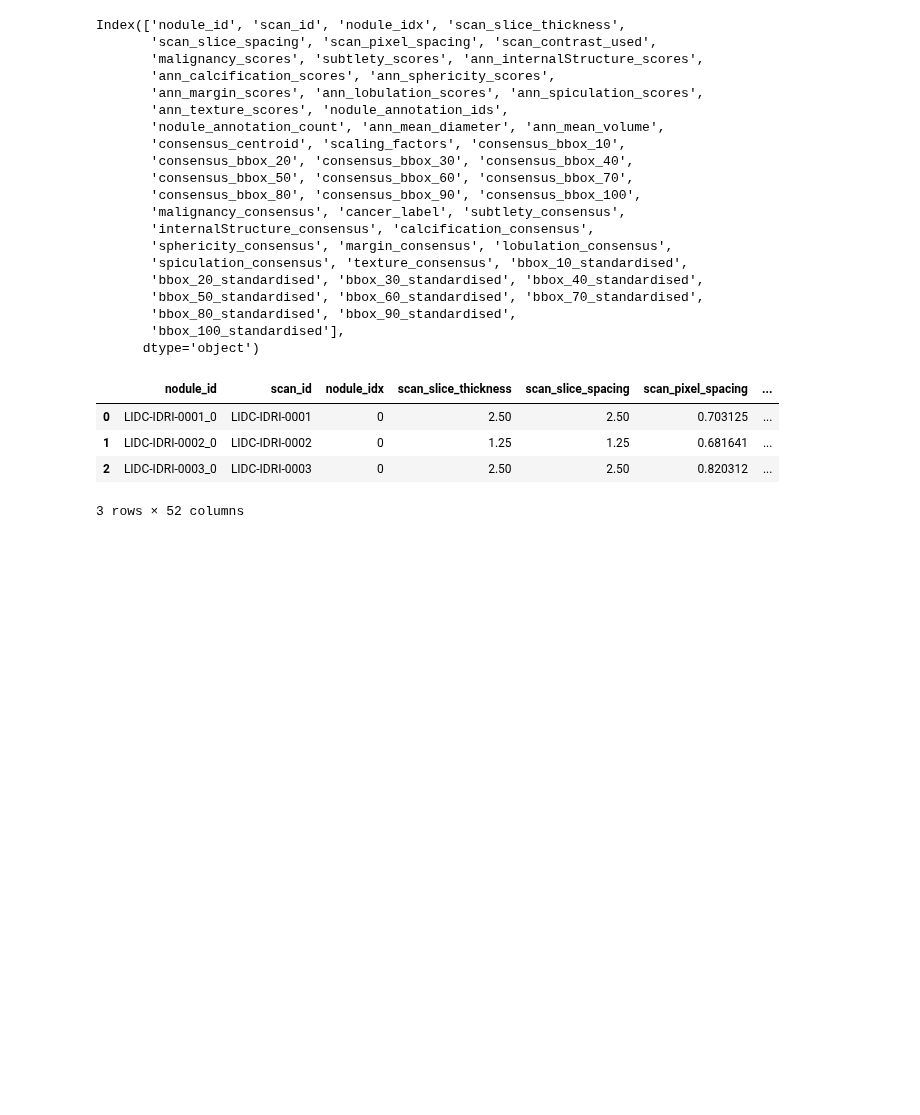
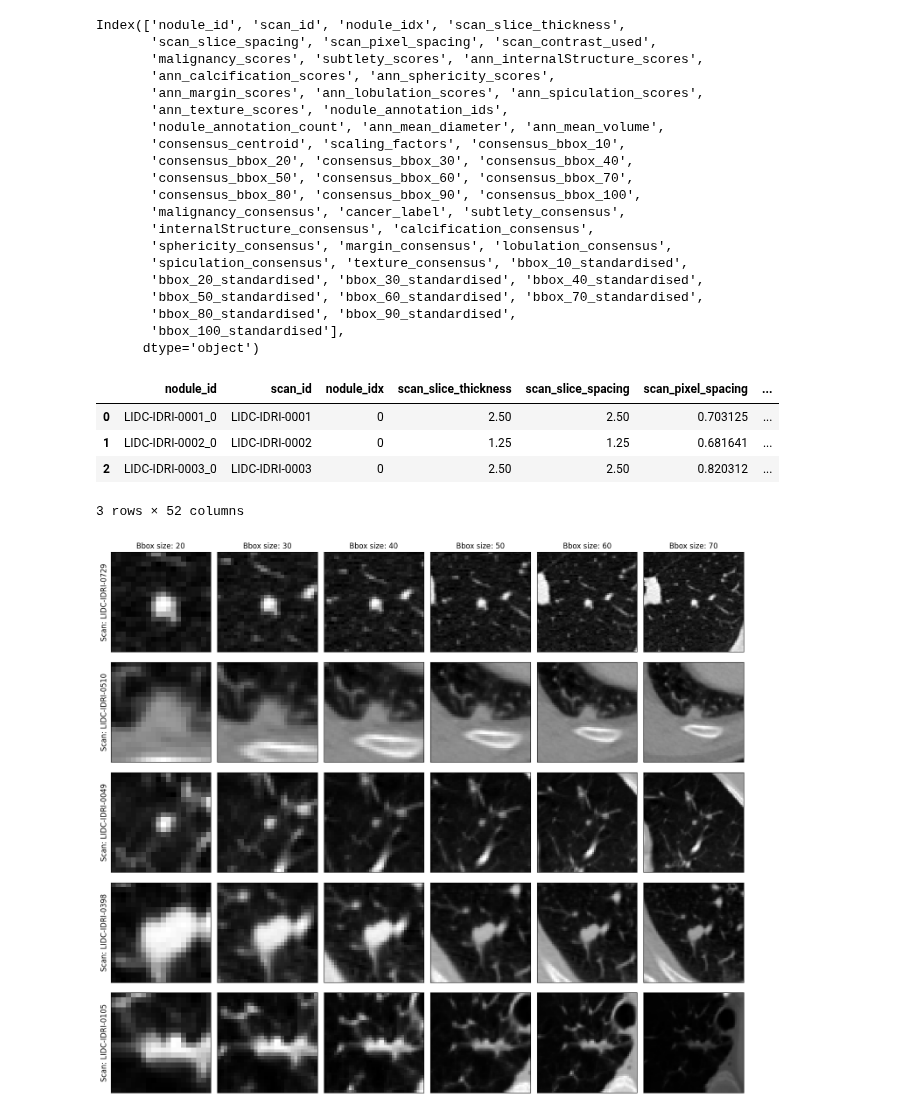
Before and after one commit to maxADeVisser/master_thesis, a Jupyter notebook: analysis/eda/visualising_rois.ipynb, the cells around one changed output. Drawn from its saved outputs; the diff is of its cells as text; code cells hidden in the pictures; blank space fills up the shorter version.

```diff
--- a/analysis/eda/visualising_rois.ipynb
+++ b/analysis/eda/visualising_rois.ipynb
@@ -147,4 +147,41 @@ Index(['nodule_id', 'scan_id', 'nodule_idx', 'scan_slice_thickness',
 | 1 | LIDC-IDRI-0002_0 | LIDC-IDRI-0002 | 0 | 1.25 | 1.25 | 0.681641 | ... |
 | 2 | LIDC-IDRI-0003_0 | LIDC-IDRI-0003 | 0 | 2.50 | 2.50 | 0.820312 | ... |
 3 rows × 52 columns
+# %%
+from preprocessing.processing import resample_voxel_size
+
+# PLOT PARAMS
+samples = 5
+x_size, y_size = 15, 13
+# ---
+
+view_nodules = nodule_df.sample(samples)
+n_cols = len(image_dims)
+
+fig, ax = plt.subplots(nrows=samples, ncols=n_cols, figsize=(x_size, y_size), layout="tight")
+
+# for each sample...
+for i, (_, row) in enumerate(view_nodules.iterrows()):
+    nodule_scan = pl.query(pl.Scan).filter(pl.Scan.patient_id == row["scan_id"]).first().to_volume(verbose=False)
+    resampled_scan, _ = resample_voxel_size(nodule_scan, row["scan_pixel_spacing"], row["scan_slice_thickness"])
+    nodules_consensus_bboxs = [row[f"consensus_bbox_{img_dim}"] for img_dim in image_dims]
+
+    # for each context size...
+    for j, (x, y, z) in enumerate(nodules_consensus_bboxs):
+        bbox = resampled_scan[x[0] : x[1], y[0] : y[1], z[0] : z[1]]
+        middle_slice = bbox.shape[-1] // 2
+        ax[i, j].imshow(bbox[:,:, middle_slice], cmap=plt.cm.gray)
+
+        if i == 0:
+            ax[i, j].set_title(f"Bbox size: {image_dims[j]}", fontsize=12)
+        if j == 0:
+            ax[i, j].set_ylabel(f"Scan: {row['scan_id']}", fontsize=12)
+
+        # Hide ticks but keep labels:
+        ax[i, j].tick_params(left=False, labelleft=False, bottom=False, labelbottom=False)
+
+plt.tight_layout()
+plt.show()
+# %% [output]
+[figure, added]
 # %%
```
Also changed, not shown: parts of 2 cells of this notebook, 2 other files.
